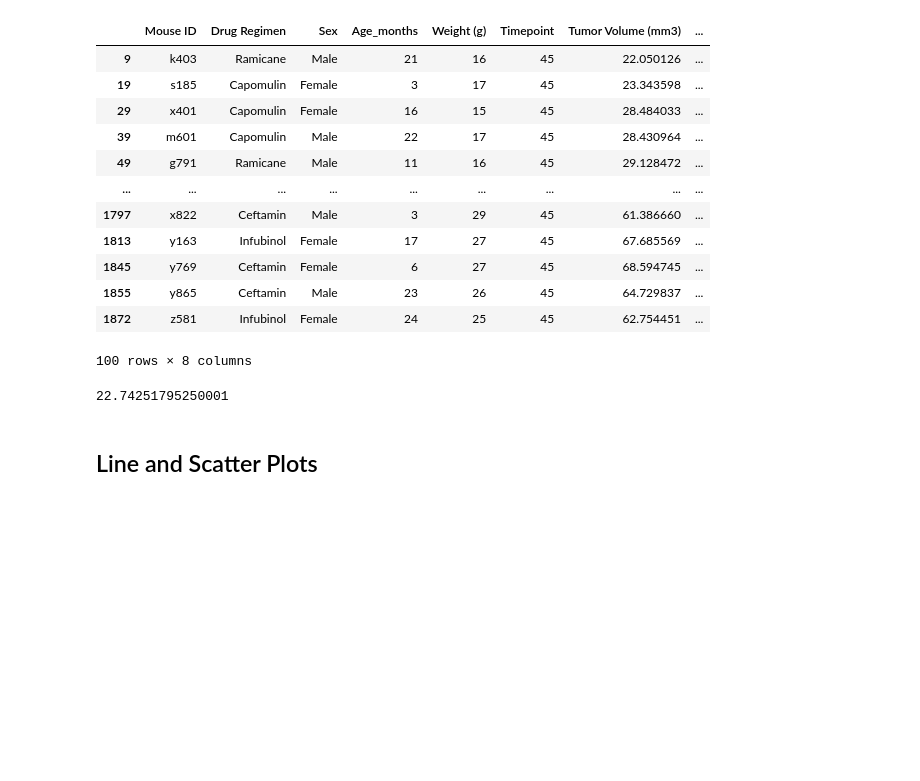
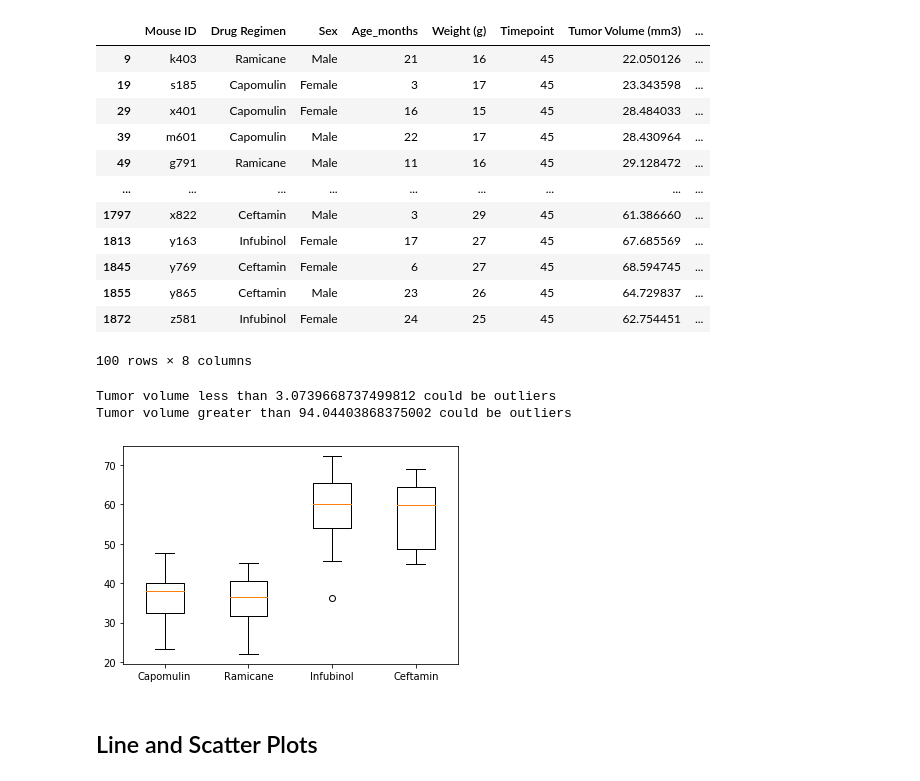
Before and after one commit to xizhang1984/matplotlib-challenge, a Jupyter notebook: pymaceuticals_starter.ipynb, the cells around one changed output. Saved outputs shown, nothing was run; the diff lists cells and outputs as text; code cells hidden in the pictures; blank space fills up the shorter version.

```diff
--- a/pymaceuticals_starter.ipynb
+++ b/pymaceuticals_starter.ipynb
@@ -243,11 +245,8 @@ newdf
 | 1872 | z581 | Infubinol | Female | 24 | 25 | 45 | 62.754451 | ... |
 100 rows × 8 columns
 # %%
-# Put treatments into a list for for loop (and later for plot labels)
-# newlist
-
 # Create empty list to fill with tumor vol data (for plotting)
-tumorVol = newdf["Tumor Volume (mm3)"].to_list()
+tumorVol=[]
 
 # Calculate the IQR and quantitatively determine if there are any potential outliers.
 Q1 = newdf["Tumor Volume (mm3)"].quantile(0.25)
@@ -256,16 +255,32 @@ IQR = Q3 - Q1
 IQR
 
     # Locate the rows which contain mice on each drug and get the tumor volumes
-
+newdf
 
     # add subset
-
+# Capomulin, Ramicane, Infubinol, and Ceftamin
+setCapomulin=newdf.loc[newdf["Drug Regimen"]=="Capomulin"]
+setRamicane=newdf.loc[newdf["Drug Regimen"]=="Ramicane"]
+setInfubinol=newdf.loc[newdf["Drug Regimen"]=="Infubinol"]
+setCeftamin=newdf.loc[newdf["Drug Regimen"]=="Ceftamin"]
 
     # Determine outliers using upper and lower bounds
+upperbound = Q3 + 1.5*IQR
+lowerbound = Q1 - 1.5*IQR
+print(f"Tumor volume less than {lowerbound} could be outliers")
+print(f"Tumor volume greater than {upperbound} could be outliers")
 # %% [output]
-22.74251795250001
+Tumor volume less than 3.0739668737499812 could be outliers
+Tumor volume greater than 94.04403868375002 could be outliers
 # %%
 # Generate a box plot of the final tumor volume of each mouse across four regimens of interest
+tumorVol = [setCapomulin["Tumor Volume (mm3)"].to_list(), setRamicane["Tumor Volume (mm3)"].to_list(),\
+            setInfubinol["Tumor Volume (mm3)"].to_list(), setCeftamin["Tumor Volume (mm3)"].to_list()]
+fig1, ax1 = plt.subplots()
+ax1.boxplot(tumorVol,labels=newlist)
+plt.show()
+# %% [output]
+[figure, added]
 # %% [markdown]
 ## Line and Scatter Plots
 # %%
```
Also changed, not shown: parts of 7 cells of this notebook.
